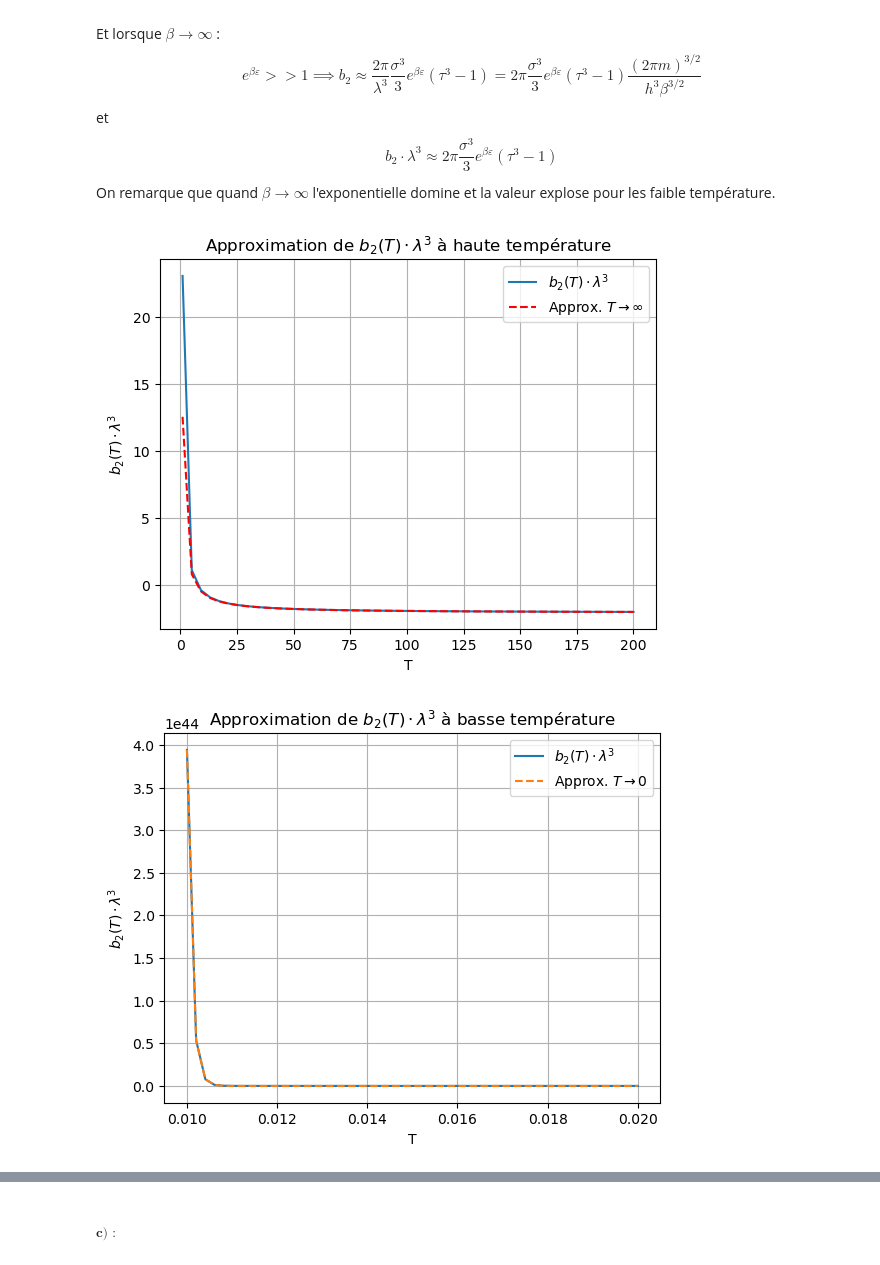
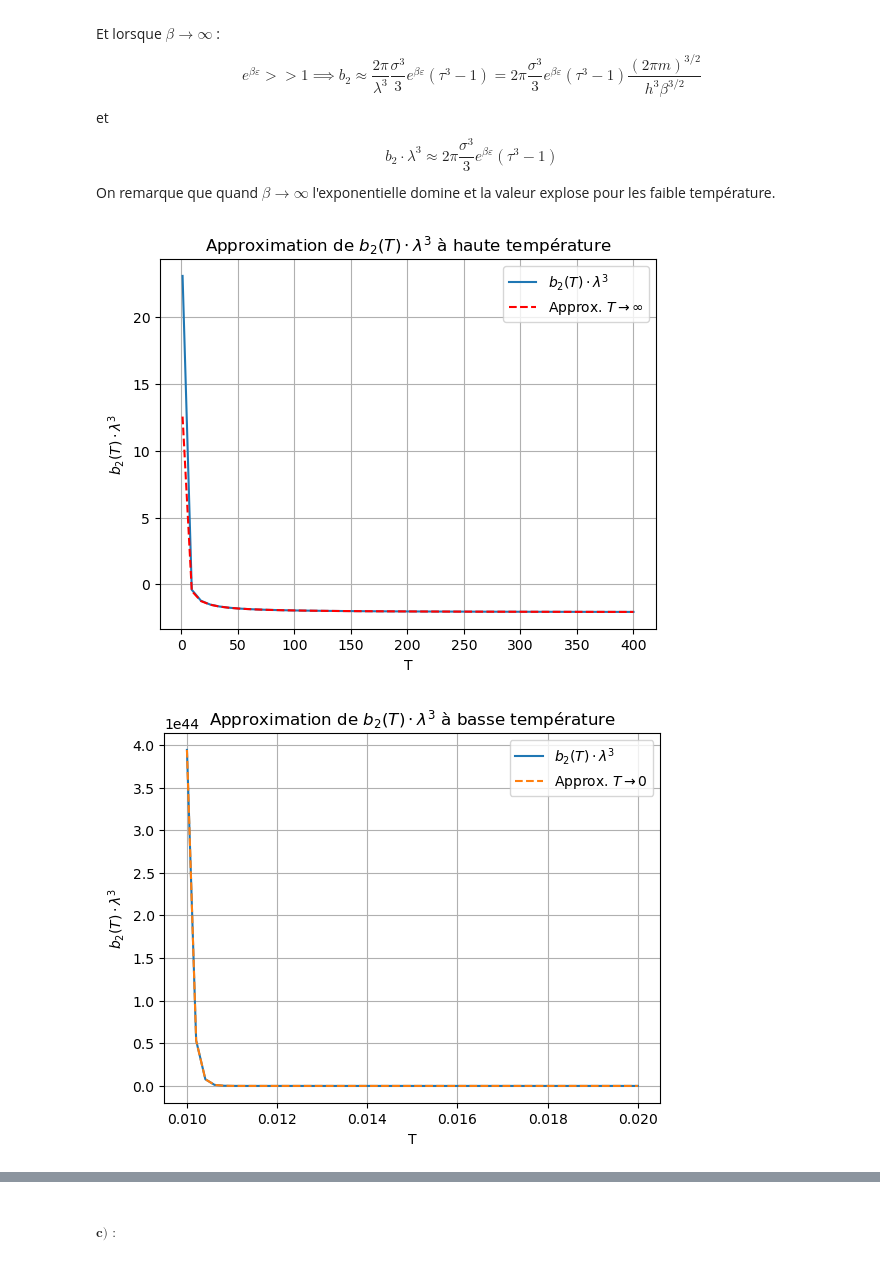
Before and after one commit to ADeslarzes/Homewrok_3, a Jupyter notebook: P1.ipynb, the cells around one changed output, grey strips where cells are left out. Drawn from its saved outputs; the diff is of its cells as text; code cells hidden in the pictures.

```diff
--- a/P1.ipynb
+++ b/P1.ipynb
@@ -224,7 +224,7 @@ et
 $$ b_2\cdot \lambda^3 \approx 2\pi\frac{\sigma^3}{3}e^{\beta \varepsilon}(\tau^3-1) $$
 On remarque que quand $\beta \to \infty$ l'exponentielle domine et la valeur explose pour les faible température.
 # %%
-T=np.linspace(1,200)
+T=np.linspace(1,400)
 kb=1
 sigma=1
 epsilon=1
@@ -291,32 +291,32 @@ plt.plot(T,approxb_1(T,kb,sigma,h,epsilon,tau),color='red',linestyle='--',label=
 plt.grid(True)
 plt.title(r"Approximation de $b_2(T)$ à haute température")
 plt.xlabel("T")
 plt.ylabel(r"$b_2(T)$")
 plt.legend()
 plt.show()
 
 T1=np.linspace(0.01,0.02)
 
 plt.plot(T1,b_2(T1,kb,sigma,epsilon),label=r'$b_2(T)$')
 plt.plot(T1,approxb_2(T1,kb,sigma,h,epsilon),linestyle='--',label=r'Approx. $T \to 0$')
 plt.grid(True)
 plt.title(r"Approximation de $b_2(T)$ à basse température")
 plt.xlabel("T")
 plt.ylabel(r"$b_2(T)$")
 plt.legend()
 plt.show()
 
 T1=np.linspace(0.01,1)
 Ts=np.concatenate((T1,T))
 plt.plot(Ts,b_2(Ts,kb,sigma,epsilon),linewidth=3,label=r'$b_2(T)$')
 plt.plot(T1,approxb_2(T1,kb,sigma,h,epsilon),linestyle='--',label=r'Approx. $T \to 0$')
 plt.plot(T,approxb_1(T,kb,sigma,h,epsilon,tau),color='red',linestyle='--',label=r'Approx. $T \to \infty$')
 plt.grid(True)
 plt.title(r"Représentation approximative de $b_2(T)$")
 plt.xlabel("T")
 plt.ylabel(r"$b_2(T)$")
 plt.legend()
 plt.show()
 # %% [output]
-[figure, old version]
+[figure, new version]
 [figure]
```
Also changed, not shown: parts of 2 cells of this notebook.
